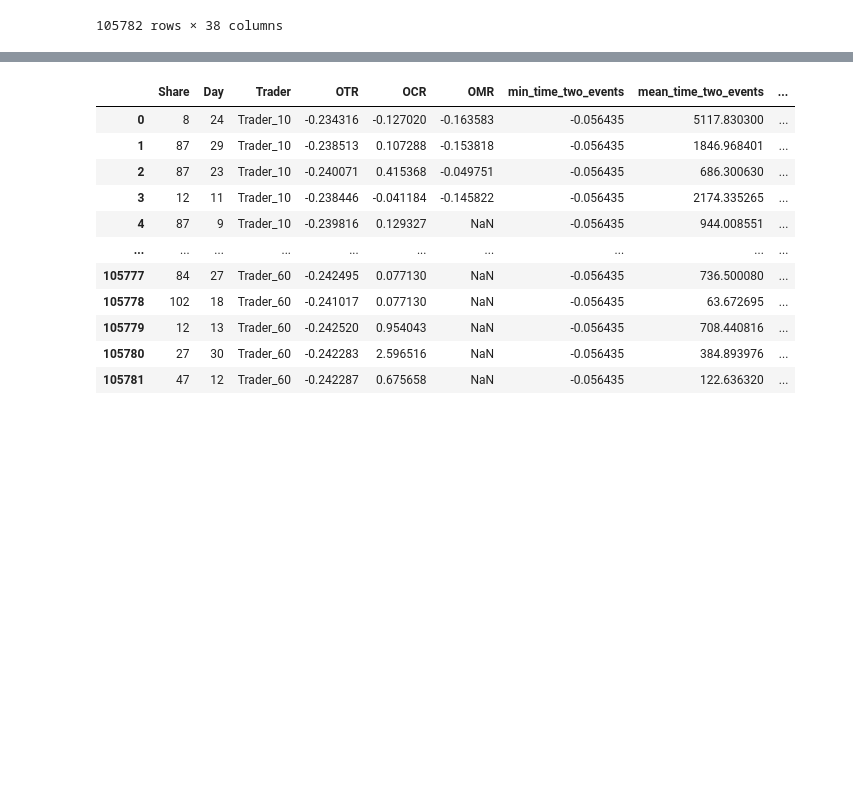
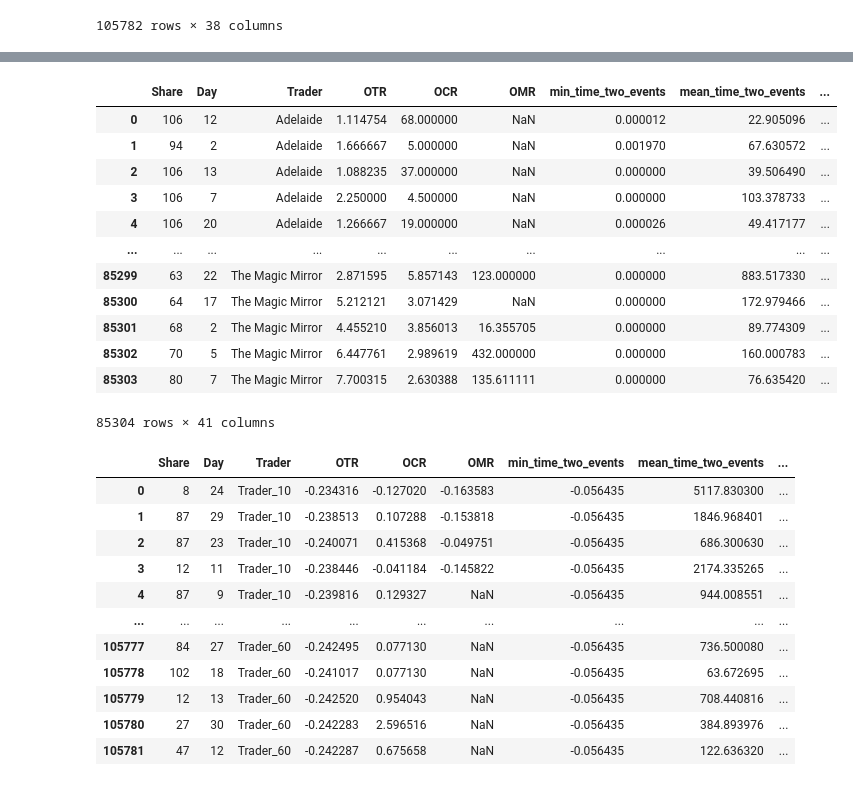
Before and after one commit to dusknight/MAP569_AMF_Challenge, a Jupyter notebook: data_insight.ipynb, the cells around one changed output, grey strips where cells are left out. Saved outputs shown, nothing was run; the diff lists cells and outputs as text; code cells hidden in the pictures; blank space fills up the shorter version.

```diff
--- a/data_insight.ipynb
+++ b/data_insight.ipynb
@@ -37,0 +48,2 @@ x_train
+# %%
+x_test = read_x_train('data/AMF_test_X.csv', includeShare=True, includeDay=True)
@@ -37,0 +129,4 @@ x_train
+# %%
+share_info = pd.DataFrame.from_dict(get_share_trader_distribution(x_train), orient='index', columns=['share_hft_ratio', 'share_mix_ratio', 'share_non_hft_ratio'])
+share_info['Share'] = share_info.index
+share_info
@@ -38,3 +147,19 @@ x_train
+# %%
+x_test.join(share_info.set_index(['Share']), on=['Share'])
+# %% [output]
+|  | Share | Day | Trader | OTR | OCR | OMR | min_time_two_events | mean_time_two_events | ... |
+| 0 | 106 | 12 | Adelaide | 1.114754 | 68.000000 | NaN | 0.000012 | 22.905096 | ... |
+| 1 | 94 | 2 | Adelaide | 1.666667 | 5.000000 | NaN | 0.001970 | 67.630572 | ... |
+| 2 | 106 | 13 | Adelaide | 1.088235 | 37.000000 | NaN | 0.000000 | 39.506490 | ... |
+| 3 | 106 | 7 | Adelaide | 2.250000 | 4.500000 | NaN | 0.000000 | 103.378733 | ... |
+| 4 | 106 | 20 | Adelaide | 1.266667 | 19.000000 | NaN | 0.000026 | 49.417177 | ... |
+| ... | ... | ... | ... | ... | ... | ... | ... | ... | ... |
+| 85299 | 63 | 22 | The Magic Mirror | 2.871595 | 5.857143 | 123.000000 | 0.000000 | 883.517330 | ... |
+| 85300 | 64 | 17 | The Magic Mirror | 5.212121 | 3.071429 | NaN | 0.000000 | 172.979466 | ... |
+| 85301 | 68 | 2 | The Magic Mirror | 4.455210 | 3.856013 | 16.355705 | 0.000000 | 89.774309 | ... |
+| 85302 | 70 | 5 | The Magic Mirror | 6.447761 | 2.989619 | 432.000000 | 0.000000 | 160.000783 | ... |
+| 85303 | 80 | 7 | The Magic Mirror | 7.700315 | 2.630388 | 135.611111 | 0.000000 | 76.635420 | ... |
+85304 rows × 41 columns
 # %%
 scale_list = ['OTR', 'OCR', 'OMR', 'mean_time_two_events', 'med_time_two_events']
 # %%
```
Also changed, not shown: parts of 19 cells of this notebook, 31 other files.
